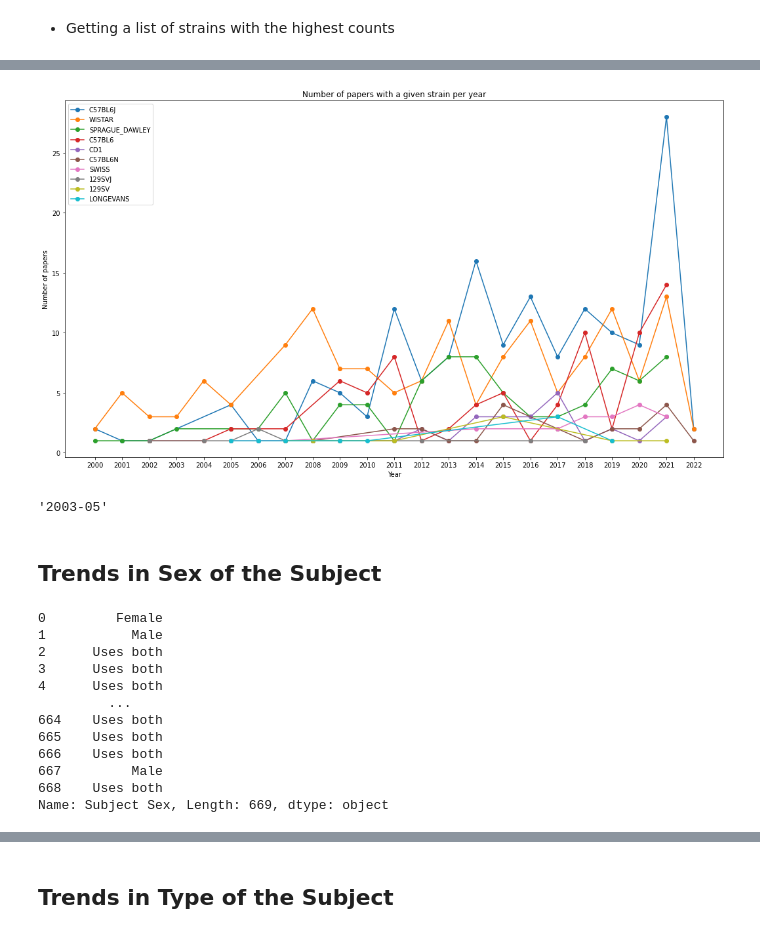
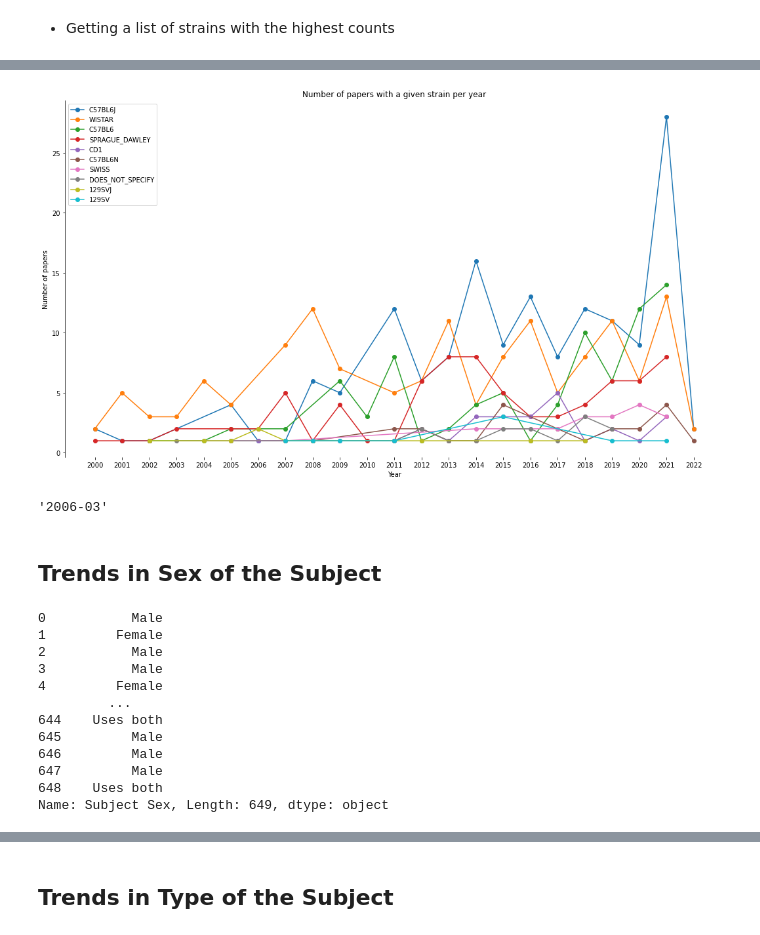
Before and after one commit to padillacoreanolab/literature_review_processing, a Jupyter notebook: results/2022_09_09_literature_review_processing/literature_review_survey_processing_albert.ipynb, the cells around one changed output, grey strips where cells are left out. Saved outputs shown, nothing was run; the diff lists cells and outputs as text; code cells hidden in the pictures.

```diff
--- a/results/2022_09_09_literature_review_processing/literature_review_survey_processing_albert.ipynb
+++ b/results/2022_09_09_literature_review_processing/literature_review_survey_processing_albert.ipynb
@@ -14,7 +14,7 @@ import numpy as np
 
 plt.rcParams["figure.figsize"] = (18,10)
 # %%
-survey_df = pd.read_csv("./Copy of Literature Review (Responses) - Form Responses 1.csv", keep_default_na=False)
+survey_df = pd.read_csv("./data/Lit Review - Copy of Form Responses.csv", keep_default_na=False)
 #fill in an NaNs with actual data so this keep default nonsense isnt needed
 # %%
 survey_df.head()
@@ -430,38 +430,41 @@ plt.rcParams["figure.figsize"] = (18,10)
 # %%
 fig, ax = plt.subplots()
 
 for strain in most_common_strains:
     strain_df = strain_year_count[strain_year_count["all_processed_strains"] == strain]
     ax.plot(strain_df["publication_year"], strain_df["index"], '-o', label=strain)
+for pos in ['right', 'top', 'bottom']: # Removes graph border
+    plt.gca().spines[pos].set_visible(False)
+
 plt.legend()
 plt.xticks(strain_year_count["publication_year"].unique())
 plt.title("Number of papers with a given strain per year")
 plt.xlabel("Year")
 plt.ylabel("Number of papers")
-plt.savefig("./proc/plots/year_vs_strain.png")
+plt.savefig("./proc/year_vs_strain.png")
 # %% [output]
-[figure, old version]
+[figure, new version]
 # %%
 all_processed_strains_df["Publication Date (YYYY-MM)"][0]
 # %% [output]
-'2003-05'
+'2006-03'
 # %% [markdown]
 ## Trends in Sex of the Subject
 # %%
 survey_df["Subject Sex"]
 # %% [output]
-0         Female
-1           Male
-2      Uses both
-3      Uses both
-4      Uses both
+0           Male
+1         Female
+2           Male
+3           Male
+4         Female
          ...
-664    Uses both
-665    Uses both
-666    Uses both
-667         Male
-668    Uses both
-Name: Subject Sex, Length: 669, dtype: object
+644    Uses both
+645         Male
+646         Male
+647         Male
+648    Uses both
+Name: Subject Sex, Length: 649, dtype: object
 # %%
 sex_year_count = all_processed_strains_df.groupby(['publication_year','Subject Sex'], as_index=False).count()
 # %%
```
Also changed, not shown: parts of 72 cells of this notebook, 1 other file.
